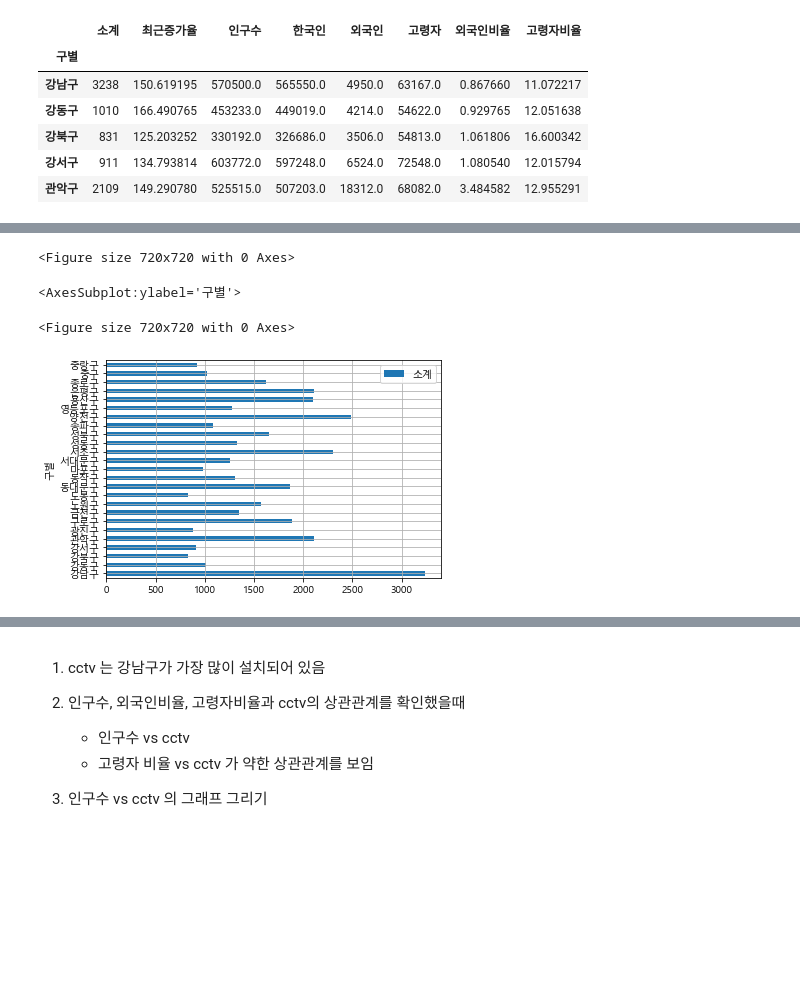
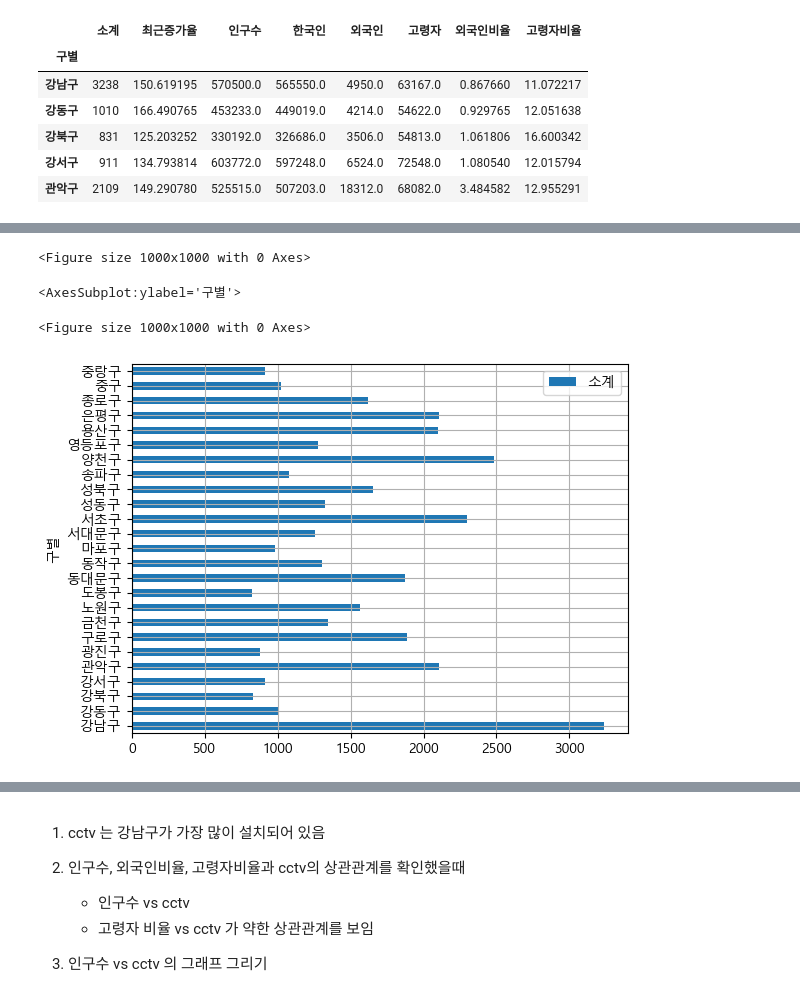
Before and after one commit to junhokim42/Python_study, a Jupyter notebook: Bigdata_training/Bigdata_analysis/day6/응용예제_2 cctv와 인구분석.ipynb, the cells around one changed output, grey strips where cells are left out. Saved outputs shown, nothing was run; the diff lists cells and outputs as text; code cells hidden in the pictures; blank space fills up the shorter version.

```diff
--- a/Bigdata_training/Bigdata_analysis/day6/응용예제_2 cctv와 인구분석.ipynb
+++ b/Bigdata_training/Bigdata_analysis/day6/응용예제_2 cctv와 인구분석.ipynb
@@ -269,8 +326,8 @@ pop_Seoul.head(2)
 | 2 | 중구 | 133240.0 | 124312.0 | 8928.0 | 20764.0 | 6.700690 |
 # %%
 # 전체 인구수 대비 고령자 비율 계산 후 컬럼 생성
-
-pop_Seoul.head(2)
+pop_seoul['고령자비율']=pop_seoul['고령자']/pop_seoul['인구수']*100
+pop_seoul.head(2)
 # %% [output]
 |  | 구별 | 인구수 | 한국인 | 외국인 | 고령자 | 외국인비율 | 고령자비율 |
 | 1 | 종로구 | 162820.0 | 153589.0 | 9231.0 | 25425.0 | 5.669451 | 15.615404 |
@@ -292,7 +351,10 @@ pop_Seoul.head(2)
 # %%
+
+
 # 인구 대비 cctv 대수의 적정성을 확인해야 하므로
 # 두 DF를 병합 - 양쪽 df에 '구별'컬럼(동일한 의미)
-
+# merge(data1, data2, on=기준컬럼)
+data_result = pd.merge(cctv_seoul, pop_seoul, on='구별')
 data_result.head()
 # %% [output]
 |  | 구별 | 소계 | 2013년도 이전 | 2014년 | 2015년 | 2016년 | 최근증가율 | 인구수 | 한국인 | 외국인 | 고령자 | ... |
@@ -317,3 +379,8 @@ data_result.head()
 | 2 | 강북구 | 831 | 125.203252 | 330192.0 | 326686.0 | 3506.0 | 54813.0 | 1.061806 | 16.600342 |
 | 3 | 강서구 | 911 | 134.793814 | 603772.0 | 597248.0 | 6524.0 | 72548.0 | 1.080540 | 12.015794 |
 | 4 | 관악구 | 2109 | 149.290780 | 525515.0 | 507203.0 | 18312.0 | 68082.0 | 3.484582 | 12.955291 |
+# %%
+# 시각화 등에 편리하게 사용하기 위해 기준 열인 '구별' 컬럼을 행인덱스로 처리
+# df.set_index(컬럼명, [inplace=True])
+
+data_result.set_index('구별',)
@@ -386,6 +471,7 @@ else:
     print('Unknown system...  sorry~~~')
 # %%
 # 사용 data
+data_result = data_result.set_index('구별',)
 data_result.head()
 # %% [output]
 |  | 소계 | 최근증가율 | 인구수 | 한국인 | 외국인 | 고령자 | 외국인비율 | 고령자비율 |
@@ -398,13 +523,13 @@ data_result.head()
 # %%
 # 구별로 cctv 대수가 얼마나 차이가 나는지
 plt.figure(figsize=(10,10))
-
+data_result[['소계']].plot(kind='barh', grid=True)
 plt.show()
 # %% [output]
-<Figure size 720x720 with 0 Axes>
+<Figure size 1000x1000 with 0 Axes>
 <AxesSubplot:ylabel='구별'>
-<Figure size 720x720 with 0 Axes>
+<Figure size 1000x1000 with 0 Axes>
-[figure, old version]
+[figure, new version]
 # %%
 # 소계를 기준으로 정렬해서 그래프를 그림
 sort_cctv = data_result['소계'].sort_values()
```
Also changed, not shown: parts of 40 cells of this notebook, 12 other files.
